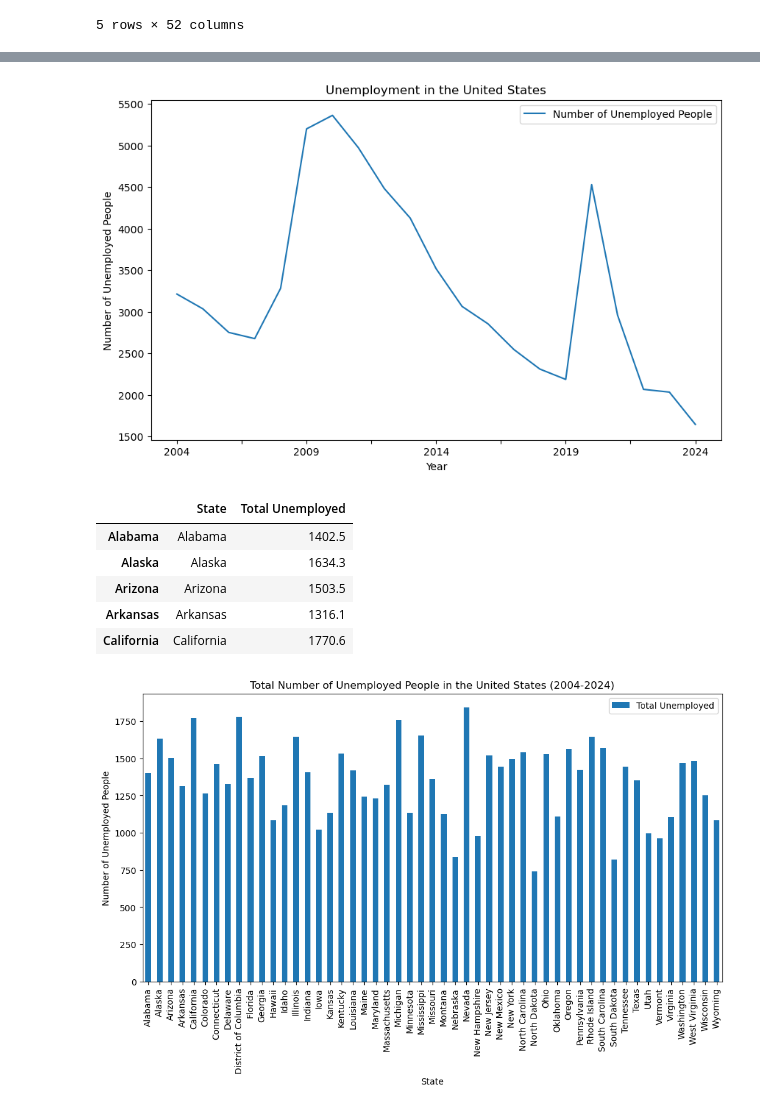
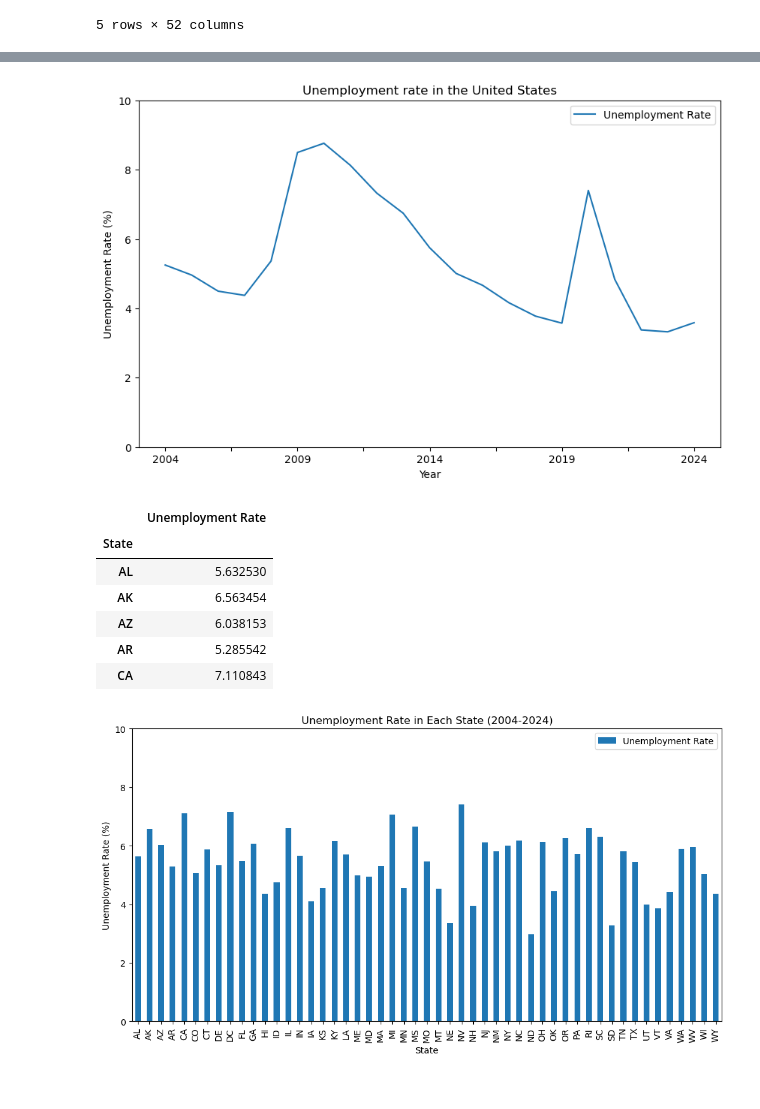
Before and after one commit to d-burke-data/Project_01, a Jupyter notebook: Work_Camden/unemployment_stats.ipynb, the cells around one changed output, grey strips where cells are left out. Drawn from its saved outputs; the diff is of its cells as text; code cells hidden in the pictures.

```diff
--- a/Work_Camden/unemployment_stats.ipynb
+++ b/Work_Camden/unemployment_stats.ipynb
@@ -52,29 +105,34 @@ year_grp.head()
 5 rows × 52 columns
 # %%
-overall_unemployed = pd.DataFrame({'Number of Unemployed People': year_grp['Total']}, index=df['Year'].unique())
-us_plot = overall_unemployed.plot(kind='line', title='Unemployment in the United States',
-                                  xlabel='Year', ylabel='Number of Unemployed People', figsize=(10, 6));
+overall_unemployed = pd.DataFrame({'Unemployment Rate': year_grp['Average']}, index=df['Year'].unique())
+us_plot = overall_unemployed.plot(kind='line', title='Unemployment rate in the United States',
+                                  xlabel='Year', ylabel='Unemployment Rate (%)', figsize=(10, 6),
+                                  ylim=(0, 10));
 fig1 = us_plot.get_figure()
 fig1.savefig('Visualizations/US_unemployment_per_year.png')
 # %% [output]
-[figure, old version]
+[figure, new version]
 # %%
 states = df.columns.unique()
 states = states.drop('Year')
-states_totals = pd.DataFrame({'State': states,
-                              'Total Unemployed': df[states].sum()})
+states_totals = pd.DataFrame({'State': state_abbreviations,
+                              'Unemployment Rate': df[states].mean()})
+states_totals.set_index('State', inplace=True)
+# states_totals.columns = ['State', 'Total Unemployed']
 states_totals.head()
 # %% [output]
-|  | State | Total Unemployed |
-| Alabama | Alabama | 1402.5 |
-| Alaska | Alaska | 1634.3 |
-| Arizona | Arizona | 1503.5 |
-| Arkansas | Arkansas | 1316.1 |
-| California | California | 1770.6 |
+|  | Unemployment Rate |
+| State |  |
+| AL | 5.632530 |
+| AK | 6.563454 |
+| AZ | 6.038153 |
+| AR | 5.285542 |
+| CA | 7.110843 |
 # %%
-unemployment_plot = states_totals.plot(kind='bar', title='Total Number of Unemployed People in the United States (2004-2024)',
-                                       xlabel='State', ylabel='Number of Unemployed People', figsize=(12, 6));
+unemployment_plot = states_totals.plot(kind='bar', title='Unemployment Rate in Each State (2004-2024)',
+                                       xlabel='State', ylabel='Unemployment Rate (%)', figsize=(12, 6),
+                                       ylim=(0, 10));
 fig2 = unemployment_plot.get_figure()
 fig2.savefig('Visualizations/US_unemployment_per_state.png')
 # %% [output]
-[figure, old version]
+[figure, new version]
```
Also changed, not shown: parts of 3 cells of this notebook, 2 other files.
